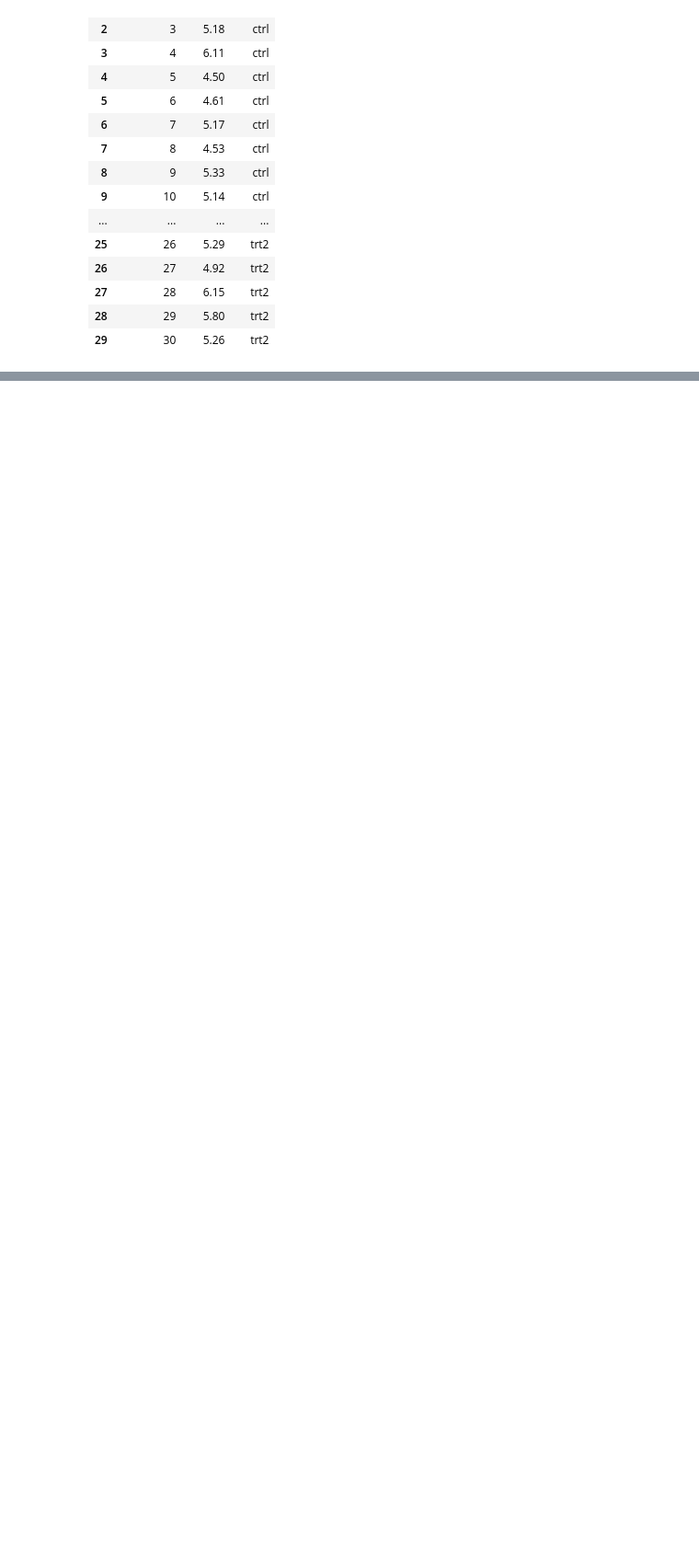
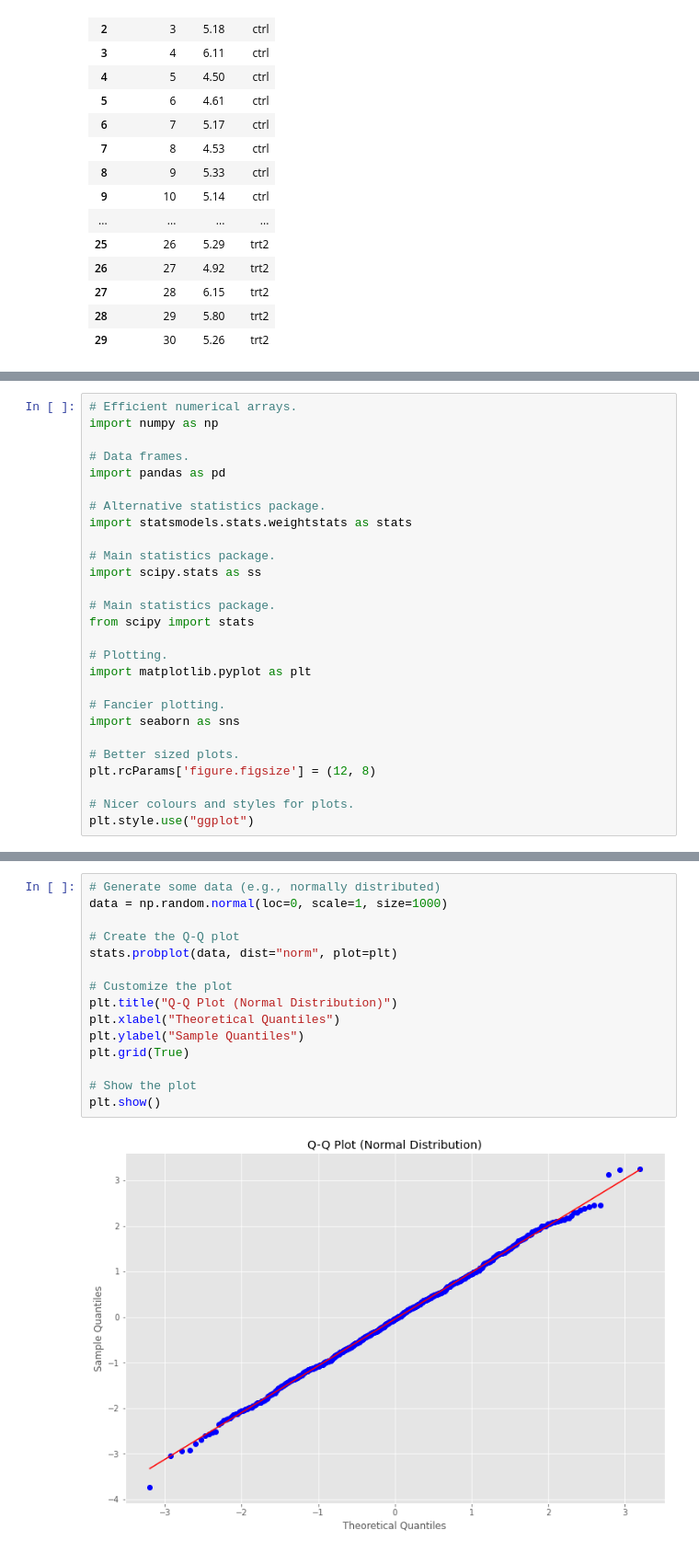
Before and after one commit to Samjean2020/applied_statistics24_25, a Jupyter notebook: project.ipynb, the cells around one changed output, grey strips where cells are left out. Shown at 92% size. Cells and saved outputs as stored; diff of their text form; blank space fills up the shorter version.

```diff
--- a/project.ipynb
+++ b/project.ipynb
@@ -162,0 +447,27 @@ df.tail()
+# %%
+# Efficient numerical arrays.
+import numpy as np
+
+# Data frames.
+import pandas as pd
+
+# Alternative statistics package.
+import statsmodels.stats.weightstats as stats
+
+# Main statistics package.
+import scipy.stats as ss
+
+# Main statistics package.
+from scipy import stats
+
+# Plotting.
+import matplotlib.pyplot as plt
+
+# Fancier plotting.
+import seaborn as sns
+
+# Better sized plots.
+plt.rcParams['figure.figsize'] = (12, 8)
+
+# Nicer colours and styles for plots.
+plt.style.use("ggplot")
@@ -162,0 +721,17 @@ df.tail()
+# %%
+# Generate some data (e.g., normally distributed)
+data = np.random.normal(loc=0, scale=1, size=1000)
+
+# Create the Q-Q plot
+stats.probplot(data, dist="norm", plot=plt)
+
+# Customize the plot
+plt.title("Q-Q Plot (Normal Distribution)")
+plt.xlabel("Theoretical Quantiles")
+plt.ylabel("Sample Quantiles")
+plt.grid(True)
+
+# Show the plot
+plt.show()
+# %% [output]
+[figure, added]
```
Also changed, not shown: parts of 112 cells of this notebook.
